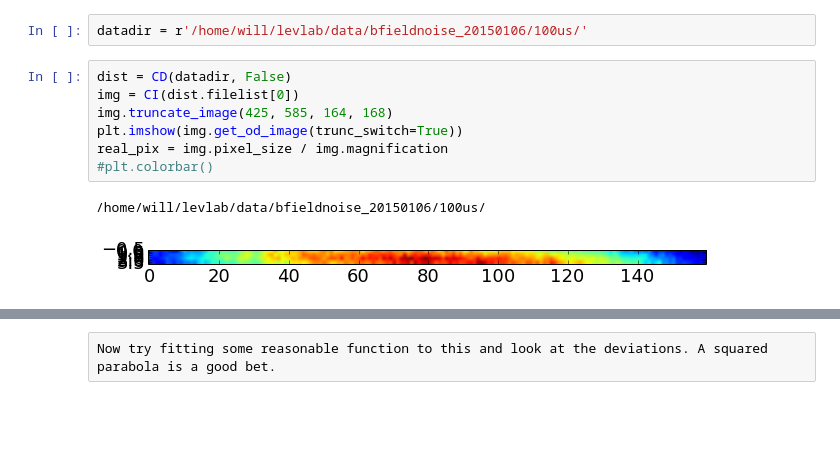
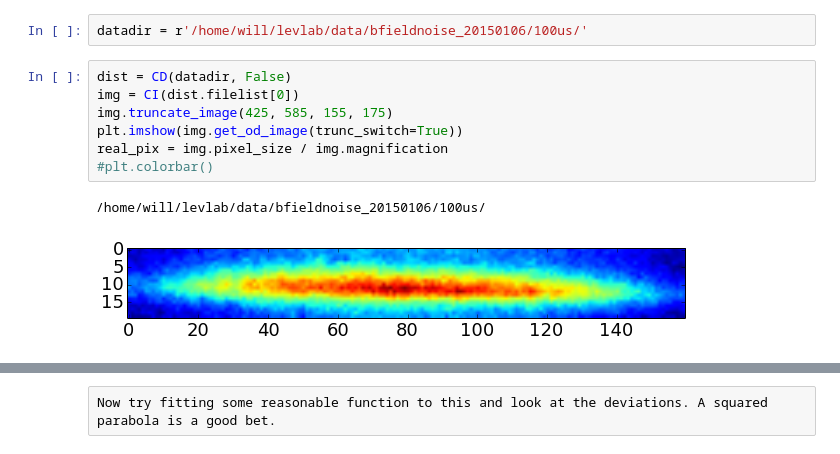
Before and after one commit to levlab-atomchip/BECy_stats, a Jupyter notebook: notebooks/atom_shot_noise.ipynb, the cells around one changed output, grey strips where cells are left out. Saved outputs shown, nothing was run; the diff lists cells and outputs as text; blank space fills up the shorter version.

```diff
--- a/notebooks/atom_shot_noise.ipynb
+++ b/notebooks/atom_shot_noise.ipynb
@@ -31,13 +31,13 @@ datadir = r'/home/will/levlab/data/bfieldnoise_20150106/100us/'
 # %%
 dist = CD(datadir, False)
 img = CI(dist.filelist[0])
-img.truncate_image(425, 585, 164, 168)
+img.truncate_image(425, 585, 155, 175)
 plt.imshow(img.get_od_image(trunc_switch=True))
 real_pix = img.pixel_size / img.magnification
 #plt.colorbar()
 # %% [output]
 /home/will/levlab/data/bfieldnoise_20150106/100us/
-[figure, old version]
+[figure, new version]
 # %%
 cd_image = img.get_cd_image()
 line_density = np.sum(cd_image, axis=0)*real_pix
```
Also changed, not shown: parts of 4 cells of this notebook, 5 other files.
